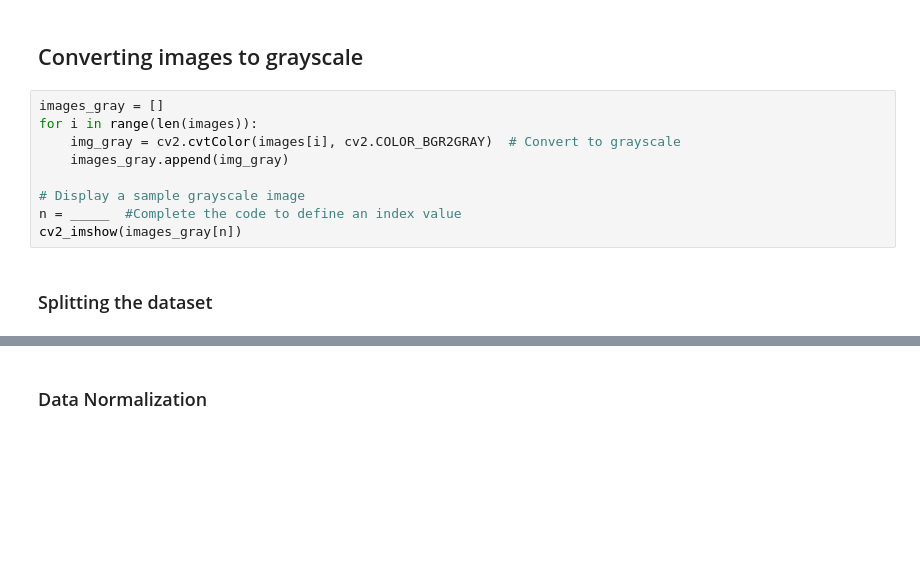
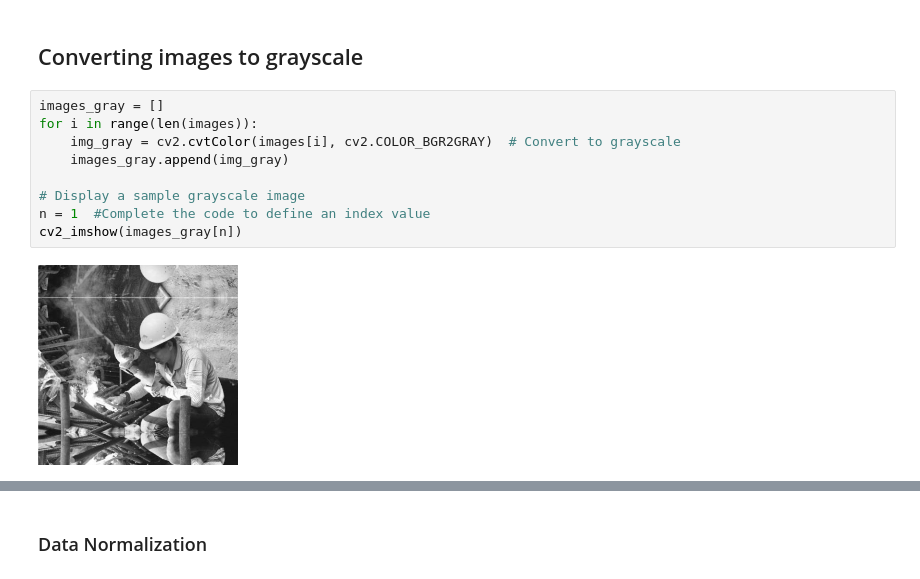
Before and after one commit to singh00in/AIML_New, a Jupyter notebook: ComputerVision/Project/HelmNet_Low_Code.ipynb, the cells around one changed output, grey strips where cells are left out. Drawn from its saved outputs; the diff is of its cells as text; blank space fills up the shorter version.

```diff
--- a/ComputerVision/Project/HelmNet_Low_Code.ipynb
+++ b/ComputerVision/Project/HelmNet_Low_Code.ipynb
@@ -168,11 +206,11 @@ plt.show()
 # %%
 images_gray = []
 for i in range(len(images)):
     img_gray = cv2.cvtColor(images[i], cv2.COLOR_BGR2GRAY)  # Convert to grayscale
     images_gray.append(img_gray)
 
 # Display a sample grayscale image
-n = _____  #Complete the code to define an index value
+n = 1  #Complete the code to define an index value
 cv2_imshow(images_gray[n])
+# %% [output]
+[figure, added]
-# %% [markdown]
-### Splitting the dataset
```
Also changed, not shown: parts of 14 cells of this notebook.
